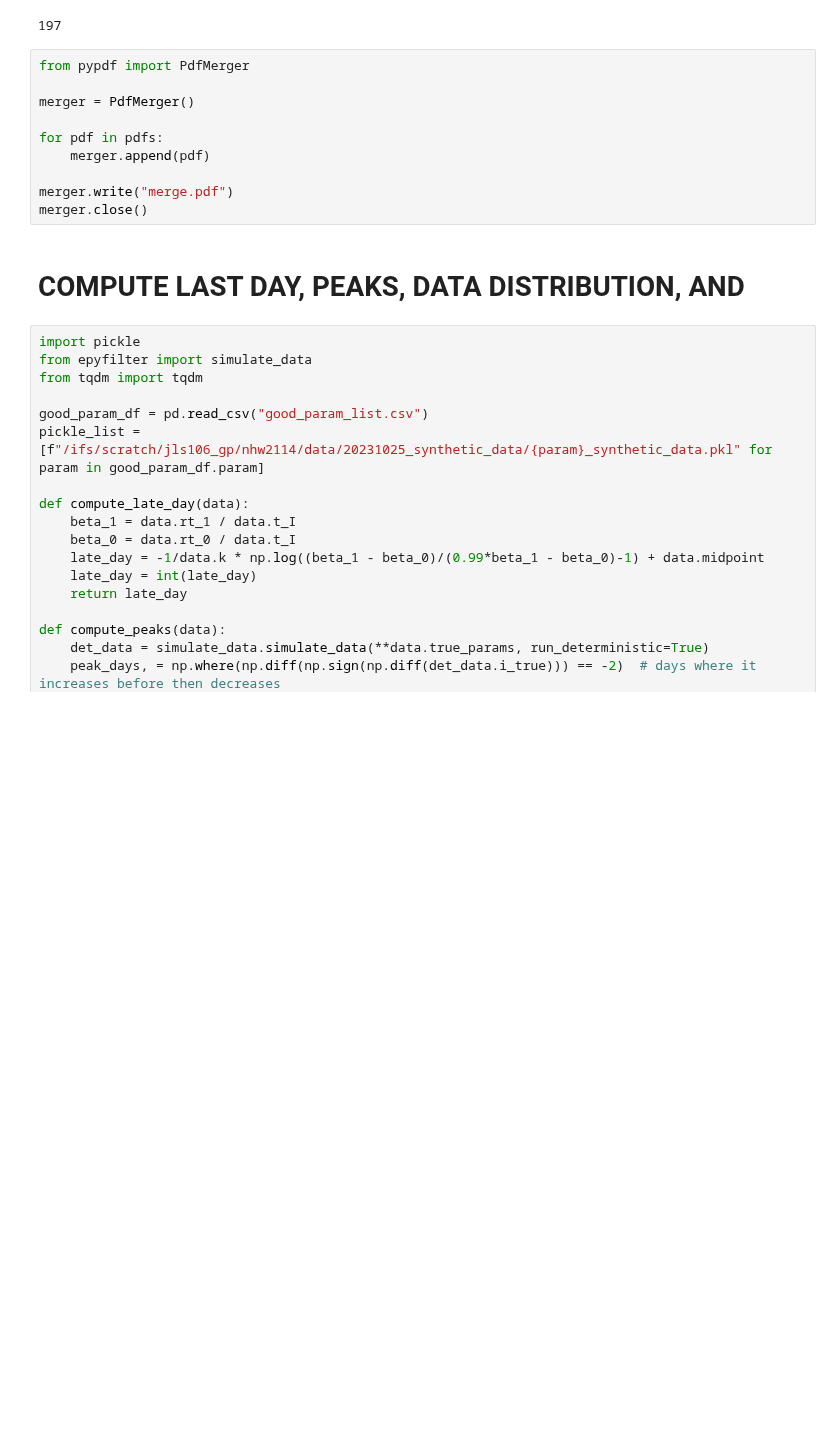
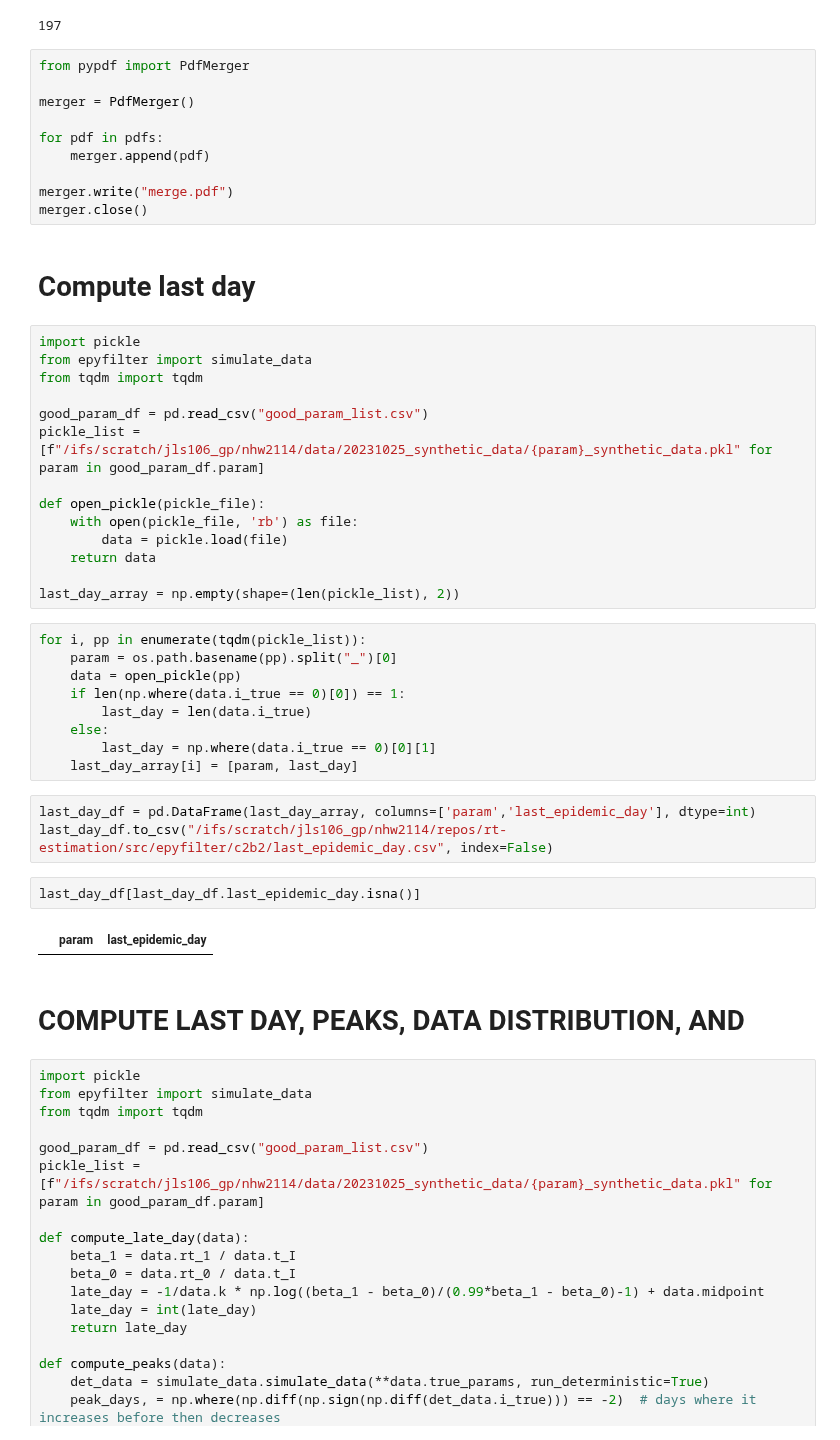
Before and after one commit to hwunrow/epykalman, a Jupyter notebook: src/epyfilter/c2b2/Untitled.ipynb, the cells around one changed output. Saved outputs shown, nothing was run; the diff lists cells and outputs as text; blank space fills up the shorter version.

Commit message:
compute last epidemic day

```diff
--- a/src/epyfilter/c2b2/Untitled.ipynb
+++ b/src/epyfilter/c2b2/Untitled.ipynb
@@ -70,6 +70,38 @@ for pdf in pdfs:
 
 merger.write("merge.pdf")
 merger.close()
+# %% [markdown]
+# Compute last day
+# %%
+import pickle
+from epyfilter import simulate_data
+from tqdm import tqdm
+
+good_param_df = pd.read_csv("good_param_list.csv")
+pickle_list = [f"/ifs/scratch/jls106_gp/nhw2114/data/20231025_synthetic_data/{param}_synthetic_data.pkl" for param in good_param_df.param]
+
+def open_pickle(pickle_file):
+    with open(pickle_file, 'rb') as file:
+        data = pickle.load(file)
+    return data
+
+last_day_array = np.empty(shape=(len(pickle_list), 2))
+# %%
+for i, pp in enumerate(tqdm(pickle_list)):
+    param = os.path.basename(pp).split("_")[0]
+    data = open_pickle(pp)
+    if len(np.where(data.i_true == 0)[0]) == 1:
+        last_day = len(data.i_true)
+    else:
+        last_day = np.where(data.i_true == 0)[0][1]
+    last_day_array[i] = [param, last_day]
+# %%
+last_day_df = pd.DataFrame(last_day_array, columns=['param','last_epidemic_day'], dtype=int)
+last_day_df.to_csv("/ifs/scratch/jls106_gp/nhw2114/repos/rt-estimation/src/epyfilter/c2b2/last_epidemic_day.csv", index=False)
+# %%
+last_day_df[last_day_df.last_epidemic_day.isna()]
+# %% [output]
+|  | param | last_epidemic_day |
 # %% [markdown]
 # COMPUTE LAST DAY, PEAKS, DATA DISTRIBUTION, AND
 # %%
```
